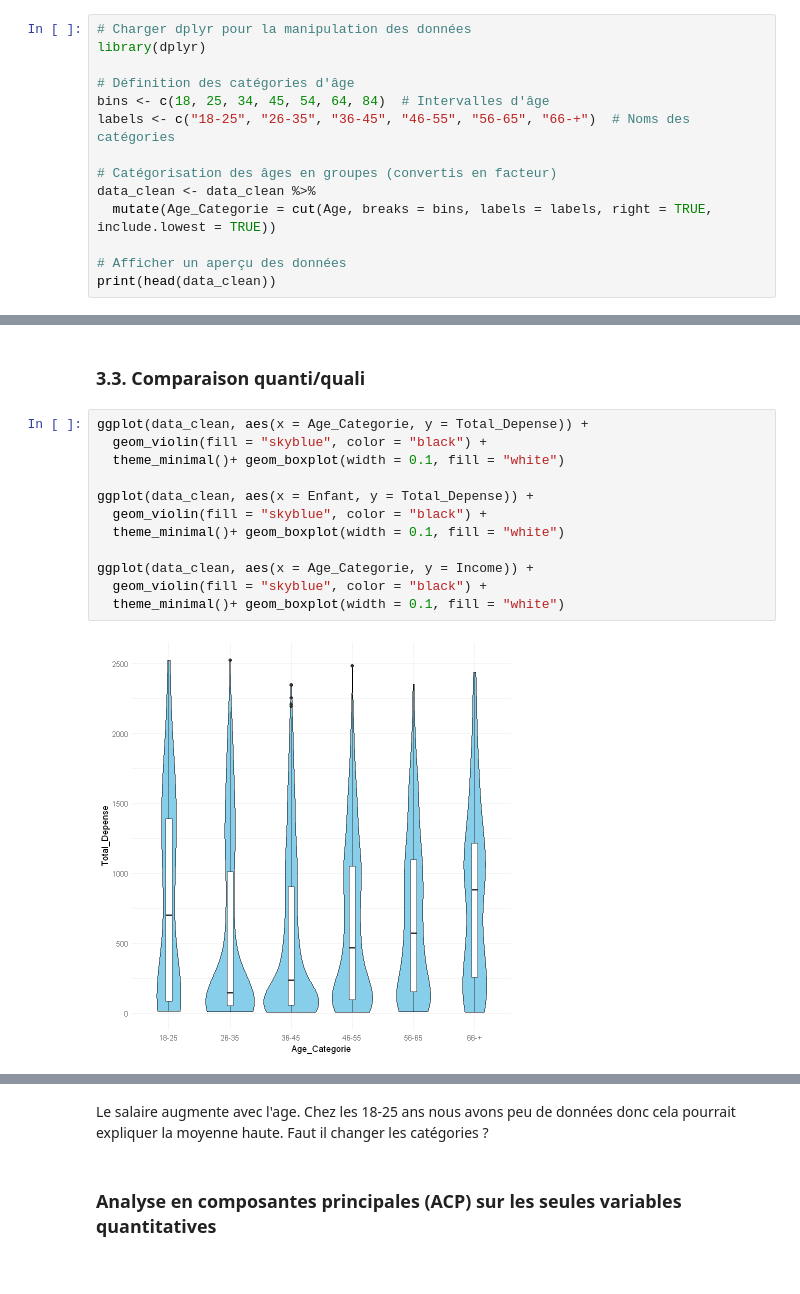
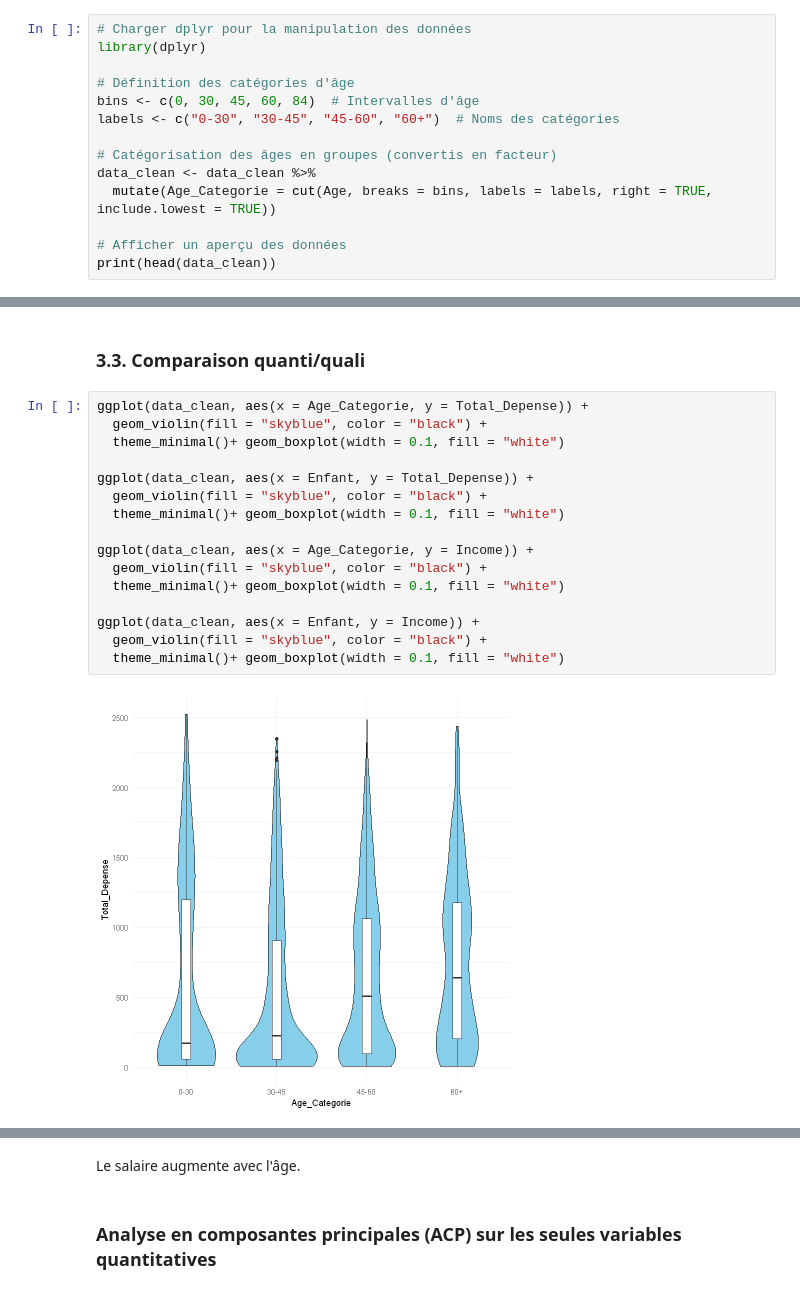
Before and after one commit to Emaglp/Data_Analysis, a Jupyter notebook: JL_R_.ipynb, the cells around one changed output, grey strips where cells are left out. Cells and saved outputs as stored; diff of their text form.

```diff
--- a/JL_R_.ipynb
+++ b/JL_R_.ipynb
@@ -300,8 +300,8 @@ Warning message:
 library(dplyr)
 
 # Définition des catégories d'âge
-bins <- c(18, 25, 34, 45, 54, 64, 84)  # Intervalles d'âge
-labels <- c("18-25", "26-35", "36-45", "46-55", "56-65", "66-+")  # Noms des catégories
+bins <- c(0, 30, 45, 60, 84)  # Intervalles d'âge
+labels <- c("0-30", "30-45", "45-60", "60+")  # Noms des catégories
 
 # Catégorisation des âges en groupes (convertis en facteur)
 data_clean <- data_clean %>%
@@ -523,15 +523,19 @@ ATTENTION : je suis pas hyper convaincue de l'utilité de cette partie. niveau i
 # %%
 ggplot(data_clean, aes(x = Age_Categorie, y = Total_Depense)) +
   geom_violin(fill = "skyblue", color = "black") +
   theme_minimal()+ geom_boxplot(width = 0.1, fill = "white")
 
 ggplot(data_clean, aes(x = Enfant, y = Total_Depense)) +
   geom_violin(fill = "skyblue", color = "black") +
   theme_minimal()+ geom_boxplot(width = 0.1, fill = "white")
 
 ggplot(data_clean, aes(x = Age_Categorie, y = Income)) +
   geom_violin(fill = "skyblue", color = "black") +
   theme_minimal()+ geom_boxplot(width = 0.1, fill = "white")
+
+ggplot(data_clean, aes(x = Enfant, y = Income)) +
+  geom_violin(fill = "skyblue", color = "black") +
+  theme_minimal()+ geom_boxplot(width = 0.1, fill = "white")
 # %% [output]
-[figure, old version]
+[figure, new version]
 [figure]
@@ -539,5 +544,5 @@ ggplot(data_clean, aes(x = Age_Categorie, y = Income)) +
 # %% [markdown]
-Le salaire augmente avec l'age. Chez les 18-25 ans nous avons peu de données donc cela pourrait expliquer la moyenne haute. Faut il changer les catégories ?
+Le salaire augmente avec l'âge.
 # %% [markdown]
 ### Analyse en composantes principales (ACP) sur les seules variables quantitatives
 # %%
```
Also changed, not shown: parts of 4 cells of this notebook.
